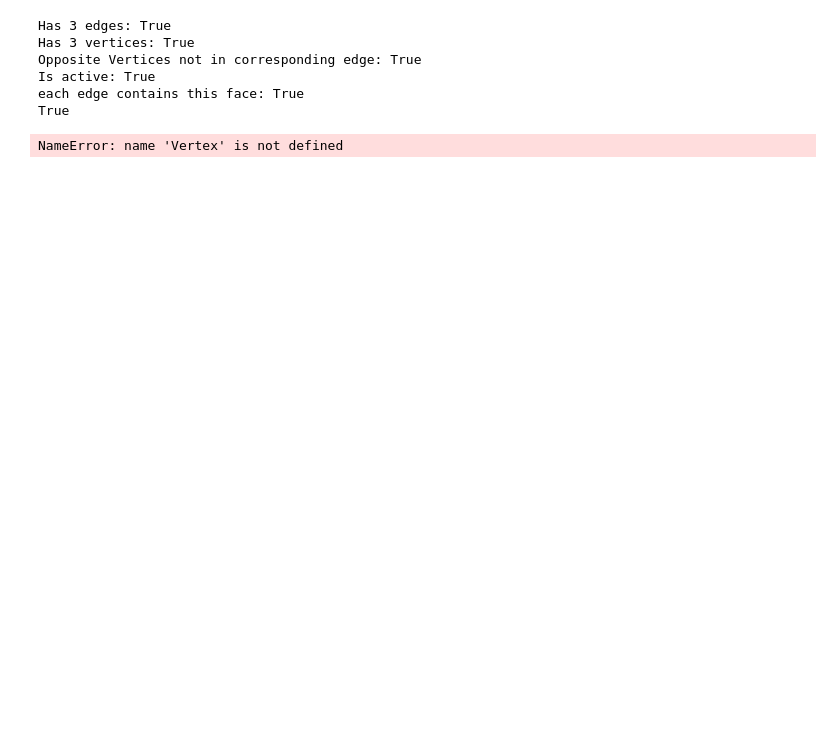
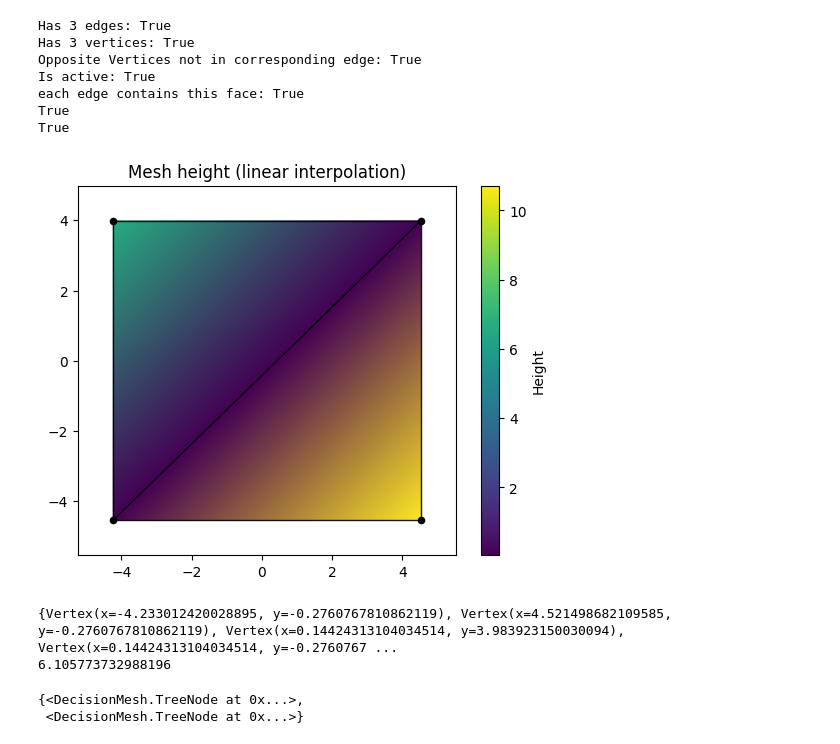
Before and after one commit to sbabichenko/Decision-Mesh, a Jupyter notebook: Mesh Tester.ipynb, the cells around one changed output. Drawn from its saved outputs; the diff is of its cells as text; code cells hidden in the pictures; blank space fills up the shorter version.

Commit message:
added mesh splitting

```diff
--- a/Mesh Tester.ipynb
+++ b/Mesh Tester.ipynb
@@ -206,26 +206,33 @@ def test_face_subdivisions(face: DecisionMesh.Face, eps: float = 1e-12) -> bool:
     return all_ok
 # %%
 # generate 100 samples of 2D standard normals
-data = np.random.randn(100, 3)   # 100 rows, 2 columns
+data = np.random.randn(100000, 3)   # 100 rows, 2 columns
 df = pd.DataFrame(data)
 df.iloc[:,2] += np.abs(df.iloc[:,1] - df.iloc[:,0])
 
 
 mesh = DecisionMesh.DecisionMesh(df)
 
 face = mesh.top_face
 test_active_face(face)
 print(test_edge_endpoints(face))
 print(test_face_subdivisions(face))
 mesh.plot_height()
+print(mesh.midpoints)
 
 print(mesh.split_edge.test_vertex(mesh.outer_vertices['top_left']))
 vert = mesh.outer_vertices['top_left']
+mesh.leaves
 # %% [output]
 Has 3 edges: True
 Has 3 vertices: True
 Opposite Vertices not in corresponding edge: True
 Is active: True
 each edge contains this face: True
 True
+True
+[figure, added]
-NameError: name 'Vertex' is not defined
+{Vertex(x=-4.233012420028895, y=-0.2760767810862119), Vertex(x=4.521498682109585, y=-0.2760767810862119), Vertex(x=0.14424313104034514, y=3.983923150030094), Vertex(x=0.14424313104034514, y=-0.2760767 ...
+6.105773732988196
+{<DecisionMesh.TreeNode at 0x...>,
+ <DecisionMesh.TreeNode at 0x...>}
```
Also changed, not shown: parts of 1 cell of this notebook, 1 other file.
